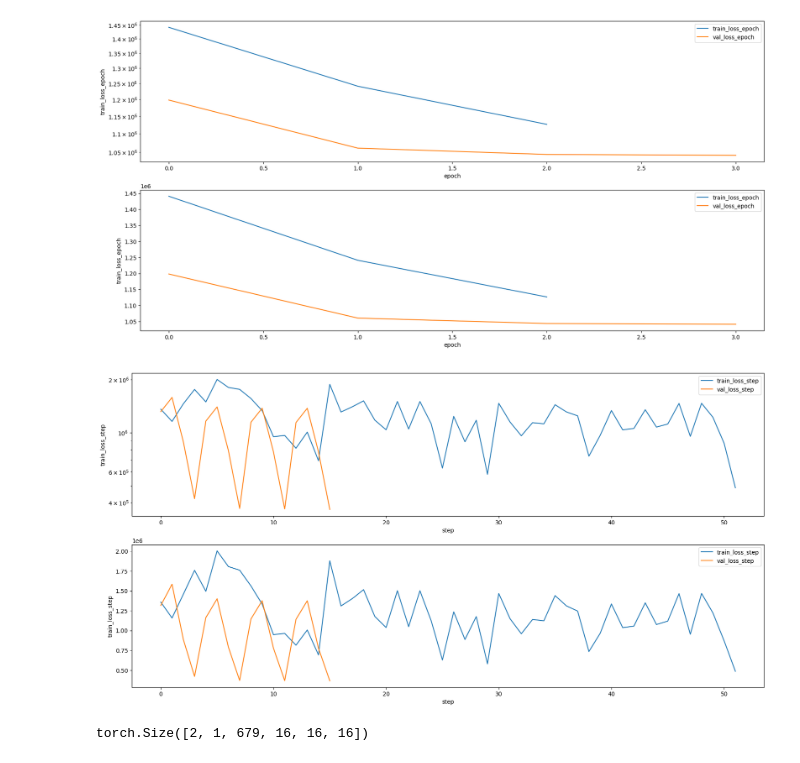
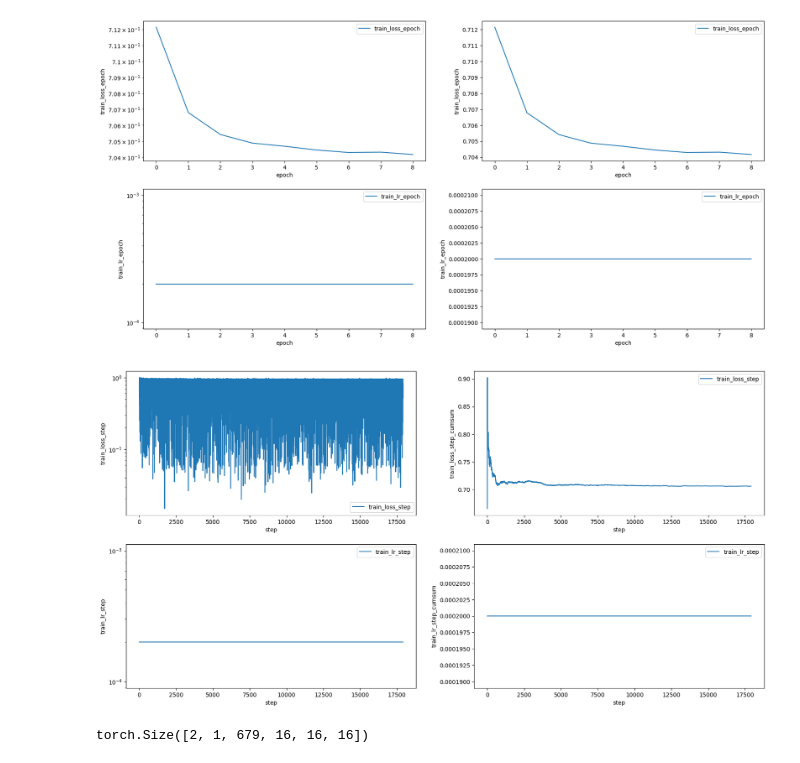
Before and after one commit to DemyCode/minecraft-copilot-ml, a Jupyter notebook: minecraft_copilot_ml/metrics_graph.ipynb, the cells around one changed output. Saved outputs shown, nothing was run; the diff lists cells and outputs as text; code cells hidden in the pictures.

```diff
--- a/minecraft_copilot_ml/metrics_graph.ipynb
+++ b/minecraft_copilot_ml/metrics_graph.ipynb
@@ -1,5 +1,5 @@
 # %%
-PATH_TO_CSV = "/home/mehdi/minecraft-copilot-ml/output/lightning_logs/version_2/metrics.csv"
+PATH_TO_CSV = "/home/mehdi/minecraft-copilot-ml/output/lightning_logs/version_16/metrics.csv"
 PATH_TO_BEST_MODEL = "/home/mehdi/minecraft-copilot-ml/output/best_model.pth"
 PATH_TO_BEST_MODEL_ONNX = "/home/mehdi/minecraft-copilot-ml/output/best_model.onnx"
 DATASET = "/home/mehdi/minecraft-copilot-ml/datasets/875 dataset"
@@ -12,45 +12,44 @@ import pandas as pd
 
 from matplotlib import pyplot as plt
 
-metrics = ["loss"]
+metrics = ["loss", "lr"]
 fig, ax = plt.subplots(2, len(metrics), figsize=(20, 10))
 
 if os.path.exists(PATH_TO_CSV):
     df = pd.read_csv(PATH_TO_CSV)
     for i, metric in enumerate(metrics):
-        lineplot(data=df, x="epoch", y=f"train_{metric}_epoch", ax=ax[0], label=f"train_{metric}_epoch")
-        lineplot(data=df, x="epoch", y=f"val_{metric}_epoch", ax=ax[0], label=f"val_{metric}_epoch")
-        lineplot(data=df, x="epoch", y=f"train_{metric}_epoch", ax=ax[1], label=f"train_{metric}_epoch")
-        lineplot(data=df, x="epoch", y=f"val_{metric}_epoch", ax=ax[1], label=f"val_{metric}_epoch")
-        ax[0].set(yscale="log")
-        ax[1].set(yscale="linear")
+        lineplot(data=df, x="epoch", y=f"train_{metric}_epoch", ax=ax[i, 0], label=f"train_{metric}_epoch")
+        # lineplot(data=df, x="epoch", y=f"val_{metric}_epoch", ax=ax[i, 0], label=f"val_{metric}_epoch")
+        lineplot(data=df, x="epoch", y=f"train_{metric}_epoch", ax=ax[i, 1], label=f"train_{metric}_epoch")
+        # lineplot(data=df, x="epoch", y=f"val_{metric}_epoch", ax=ax[i, 1], label=f"val_{metric}_epoch")
+        ax[i, 0].set(yscale="log")
+        ax[i, 1].set(yscale="linear")
 else:
     print(f"File {PATH_TO_CSV} not found")
 # %% [output]
-[figure, old version]
+[figure, new version]
 # %%
 import os
 from seaborn import lineplot
 import pandas as pd
 
 from matplotlib import pyplot as plt
 
-metrics = ["loss"]
+metrics = ["loss", "lr"]
 fig, ax = plt.subplots(2, len(metrics), figsize=(20, 10))
 
 if os.path.exists(PATH_TO_CSV):
     df = pd.read_csv(PATH_TO_CSV)
     for i, metric in enumerate(metrics):
-        lineplot(data=df, x="step", y=f"train_{metric}_step", ax=ax[0], label=f"train_{metric}_step")
-        lineplot(data=df, x="step", y=f"val_{metric}_step", ax=ax[0], label=f"val_{metric}_step")
-        lineplot(data=df, x="step", y=f"train_{metric}_step", ax=ax[1], label=f"train_{metric}_step")
-        lineplot(data=df, x="step", y=f"val_{metric}_step", ax=ax[1], label=f"val_{metric}_step")
-        ax[0].set(yscale="log")
-        ax[1].set(yscale="linear")
+        df[f"train_{metric}_step_cumsum"] = df[f"train_{metric}_step"].expanding().mean()
+        lineplot(data=df, x="step", y=f"train_{metric}_step", ax=ax[i, 0], label=f"train_{metric}_step")
+        lineplot(data=df, x="step", y=f"train_{metric}_step_cumsum", ax=ax[i, 1], label=f"train_{metric}_step")
+        ax[i, 0].set(yscale="log")
+        ax[i, 1].set(yscale="linear")
 else:
     print(f"File {PATH_TO_CSV} not found")
 # %% [output]
-[figure, old version]
+[figure, new version]
 # %%
 import torch
 
```
Also changed, not shown: parts of 2 cells of this notebook, 6 other files.
